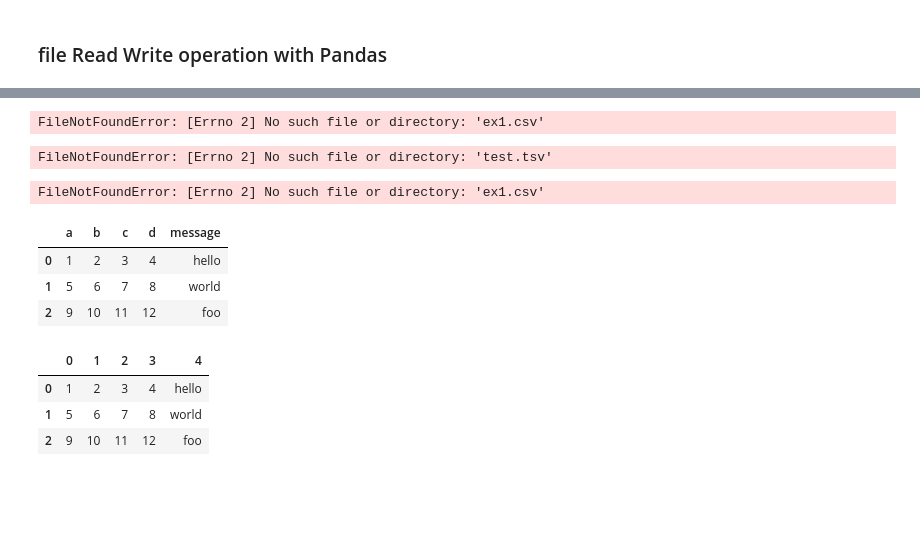
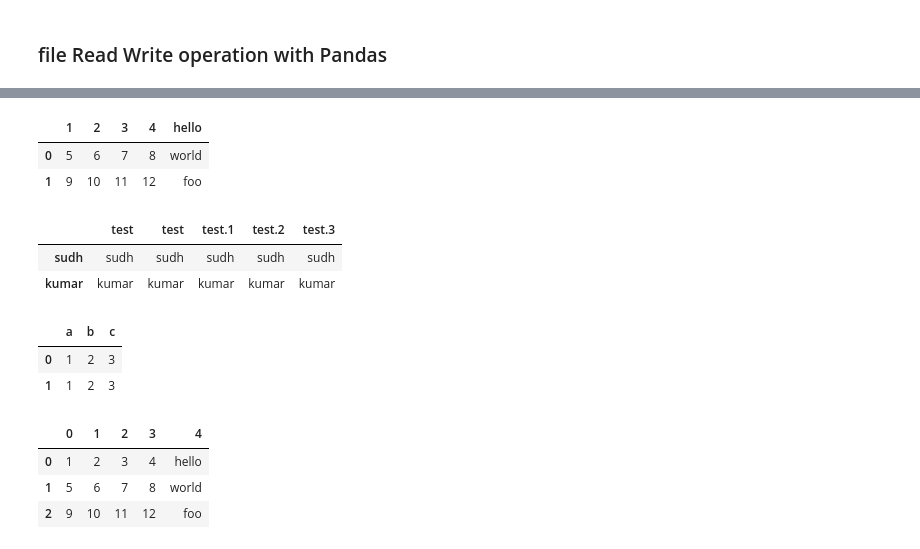
Before and after one commit to flaviarbatista/Assignments, a Jupyter notebook: Lab_3.ipynb, the cells around one changed output, grey strips where cells are left out. Drawn from its saved outputs; the diff is of its cells as text; code cells hidden in the pictures; blank space fills up the shorter version.

```diff
--- a/Lab_3.ipynb
+++ b/Lab_3.ipynb
@@ -649,27 +626,26 @@ np.set_printoptions(precision=4) # sets floating-point numbers to 4 decimal plac
 # %%
 import pandas as pd
 
-draft1 = pd.read_csv('ex1.csv')    # Supply the file name (path) to ex1
+draft1 = pd.read_csv('datasets/ex2.csv')    # Supply the file name (path) to ex1
 
 draft1.head(4)
 # %% [output]
-FileNotFoundError: [Errno 2] No such file or directory: 'ex1.csv'
+|  | 1 | 2 | 3 | 4 | hello |
+| 0 | 5 | 6 | 7 | 8 | world |
+| 1 | 9 | 10 | 11 | 12 | foo |
 # %%
-draft2 = pd.read_table('test.tsv')  # Read a tsv into a DataFrame
+draft2 = pd.read_table('datasets/test.tsv')  # Read a tsv into a DataFrame
 
 draft2.head()
 # %% [output]
-FileNotFoundError: [Errno 2] No such file or directory: 'test.tsv'
+|  | test | test | test.1 | test.2 | test.3 |
+| sudh | sudh | sudh | sudh | sudh | sudh |
+| kumar | kumar | kumar | kumar | kumar | kumar |
 # %%
-df = pd.read_csv('ex1.csv')
+df = pd.read_csv('datasets/ex7.csv')
 df
 # %% [output]
-FileNotFoundError: [Errno 2] No such file or directory: 'ex1.csv'
+|  | a | b | c |
+| 0 | 1 | 2 | 3 |
+| 1 | 1 | 2 | 3 |
-# %%
-pd.read_table('ex1.csv', sep=',')
-# %% [output]
-|  | a | b | c | d | message |
-| 0 | 1 | 2 | 3 | 4 | hello |
-| 1 | 5 | 6 | 7 | 8 | world |
-| 2 | 9 | 10 | 11 | 12 | foo |
 # %%
```
Also changed, not shown: parts of 48 cells of this notebook.
